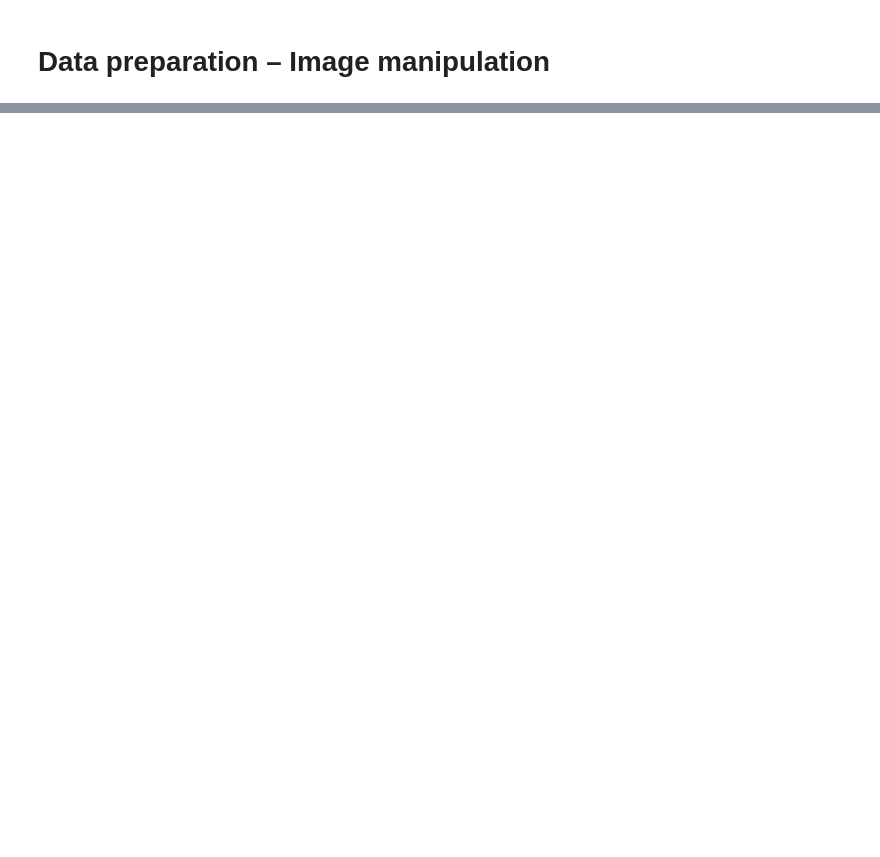
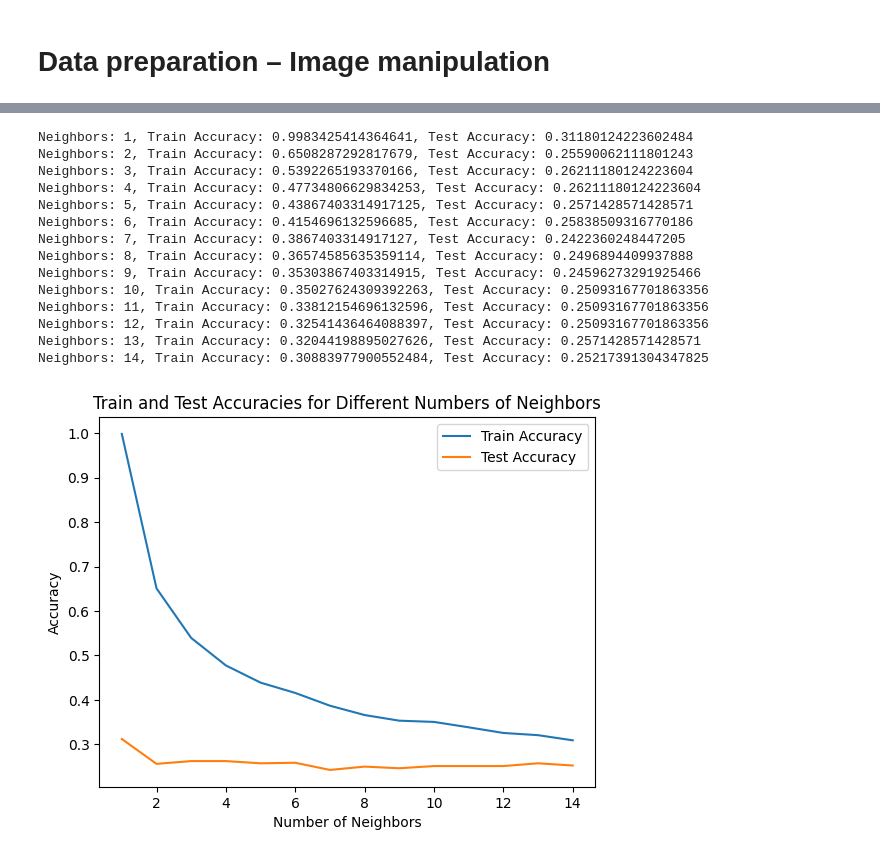
Before and after one commit to koziara/Final-project, a Jupyter notebook: Final_Project_Gemstones.ipynb, the cells around one changed output, grey strips where cells are left out. Cells and saved outputs as stored; diff of their text form; code cells hidden in the pictures; blank space fills up the shorter version.

```diff
--- a/Final_Project_Gemstones.ipynb
+++ b/Final_Project_Gemstones.ipynb
@@ -164,0 +509,14 @@ df.to_csv('image_data.csv', index=False)
+# %%
+from sklearn.preprocessing import LabelEncoder
+from sklearn.preprocessing import MinMaxScaler
+
+le = LabelEncoder()
+df['label'] = le.fit_transform(df['label'])
+
+X = df.drop(columns=['label'])  # Dropping the label column
+
+scaler = MinMaxScaler()
+X_scaled = scaler.fit_transform(X)
+
+scaled_df = pd.DataFrame(X_scaled, columns=X.columns)
+scaled_df['label'] = df['label']
@@ -164,0 +646,41 @@ df.to_csv('image_data.csv', index=False)
+# %%
+import matplotlib.pyplot as plt
+
+train_accuracies = []
+test_accuracies = []
+
+for num_neighbors in range(1, 15):
+    knn = KNeighborsClassifier(n_neighbors=num_neighbors)
+    knn.fit(X_train, y_train)
+
+    train_accuracy = knn.score(X_train, y_train)
+    test_accuracy = knn.score(X_test, y_test)
+
+    train_accuracies.append(train_accuracy)
+    test_accuracies.append(test_accuracy)
+
+    print(f"Neighbors: {num_neighbors}, Train Accuracy: {train_accuracy}, Test Accuracy: {test_accuracy}")
+
+plt.plot(range(1, 15), train_accuracies, label='Train Accuracy')
+plt.plot(range(1, 15), test_accuracies, label='Test Accuracy')
+plt.xlabel('Number of Neighbors')
+plt.ylabel('Accuracy')
+plt.title('Train and Test Accuracies for Different Numbers of Neighbors')
+plt.legend()
+plt.show()
+# %% [output]
+Neighbors: 1, Train Accuracy: 0.9983425414364641, Test Accuracy: 0.31180124223602484
+Neighbors: 2, Train Accuracy: 0.6508287292817679, Test Accuracy: 0.25590062111801243
+Neighbors: 3, Train Accuracy: 0.5392265193370166, Test Accuracy: 0.26211180124223604
+Neighbors: 4, Train Accuracy: 0.47734806629834253, Test Accuracy: 0.26211180124223604
+Neighbors: 5, Train Accuracy: 0.43867403314917125, Test Accuracy: 0.2571428571428571
+Neighbors: 6, Train Accuracy: 0.4154696132596685, Test Accuracy: 0.25838509316770186
+Neighbors: 7, Train Accuracy: 0.3867403314917127, Test Accuracy: 0.2422360248447205
+Neighbors: 8, Train Accuracy: 0.36574585635359114, Test Accuracy: 0.2496894409937888
+Neighbors: 9, Train Accuracy: 0.35303867403314915, Test Accuracy: 0.24596273291925466
+Neighbors: 10, Train Accuracy: 0.35027624309392263, Test Accuracy: 0.25093167701863356
+Neighbors: 11, Train Accuracy: 0.33812154696132596, Test Accuracy: 0.25093167701863356
+Neighbors: 12, Train Accuracy: 0.32541436464088397, Test Accuracy: 0.25093167701863356
+Neighbors: 13, Train Accuracy: 0.32044198895027626, Test Accuracy: 0.2571428571428571
+Neighbors: 14, Train Accuracy: 0.30883977900552484, Test Accuracy: 0.25217391304347825
+[figure, added]
```
Also changed, not shown: parts of 45 cells of this notebook.
